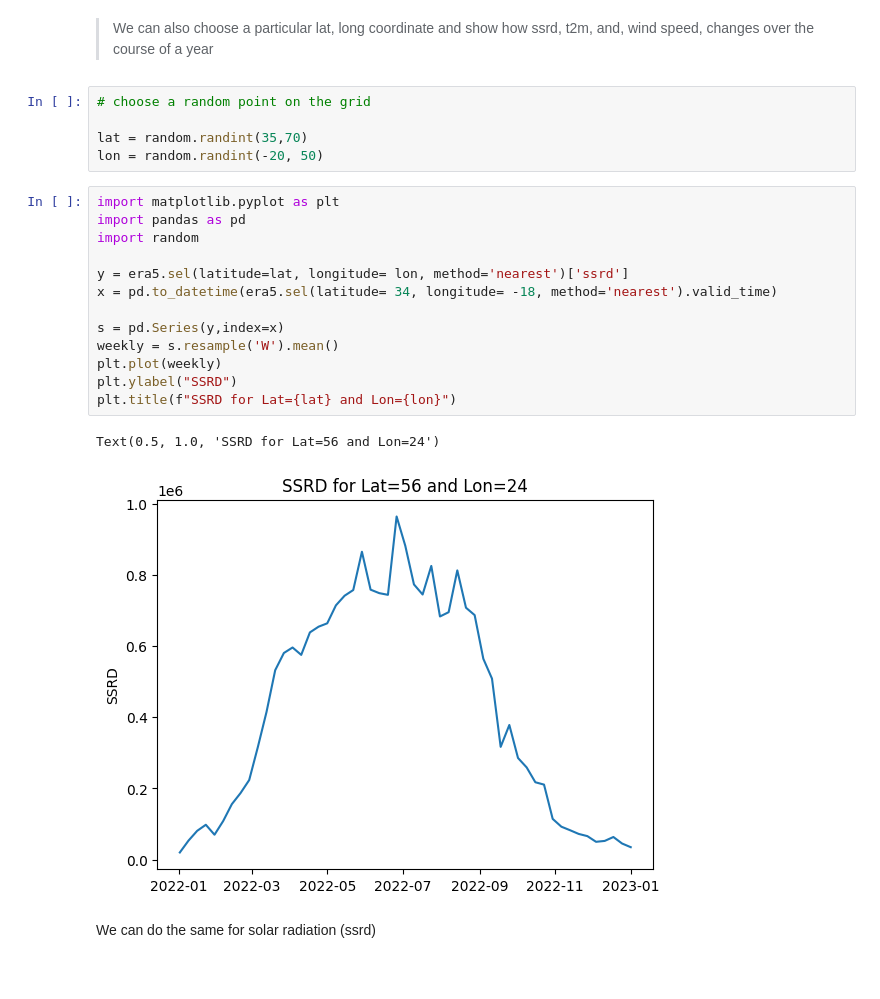
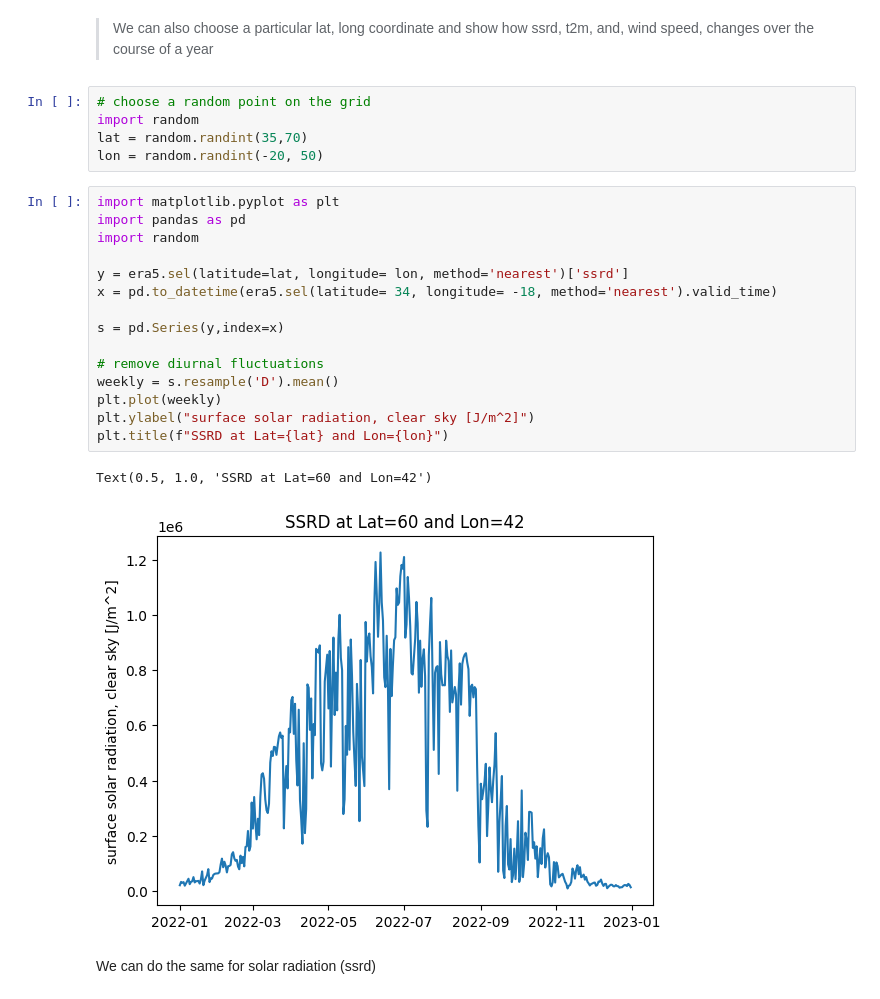
Before and after one commit to victorelgersma/dafs, a Jupyter notebook: final_assignment/AssignmentESMFinal.ipynb, the cells around one changed output. Cells and saved outputs as stored; diff of their text form.

```diff
--- a/final_assignment/AssignmentESMFinal.ipynb
+++ b/final_assignment/AssignmentESMFinal.ipynb
@@ -160,24 +160,26 @@ Text(0.5, 1.0, 'time-averaged temperature (2022)')
 > We can also choose a particular lat, long coordinate and show how ssrd, t2m, and, wind speed, changes over the course of a year
 # %%
 # choose a random point on the grid
-
+import random
 lat = random.randint(35,70)
 lon = random.randint(-20, 50)
 # %%
 import matplotlib.pyplot as plt
 import pandas as pd
 import random
 
 y = era5.sel(latitude=lat, longitude= lon, method='nearest')['ssrd']
 x = pd.to_datetime(era5.sel(latitude= 34, longitude= -18, method='nearest').valid_time)
 
 s = pd.Series(y,index=x)
-weekly = s.resample('W').mean()
+
+# remove diurnal fluctuations
+weekly = s.resample('D').mean()
 plt.plot(weekly)
-plt.ylabel("SSRD")
-plt.title(f"SSRD for Lat={lat} and Lon={lon}")
+plt.ylabel("surface solar radiation, clear sky [J/m^2]")
+plt.title(f"SSRD at Lat={lat} and Lon={lon}")
 # %% [output]
-Text(0.5, 1.0, 'SSRD for Lat=56 and Lon=24')
+Text(0.5, 1.0, 'SSRD at Lat=60 and Lon=42')
-[figure, old version]
+[figure, new version]
 # %% [markdown]
 We can do the same for solar radiation (ssrd)
```
Also changed, not shown: parts of 42 cells of this notebook, 1 other file.
